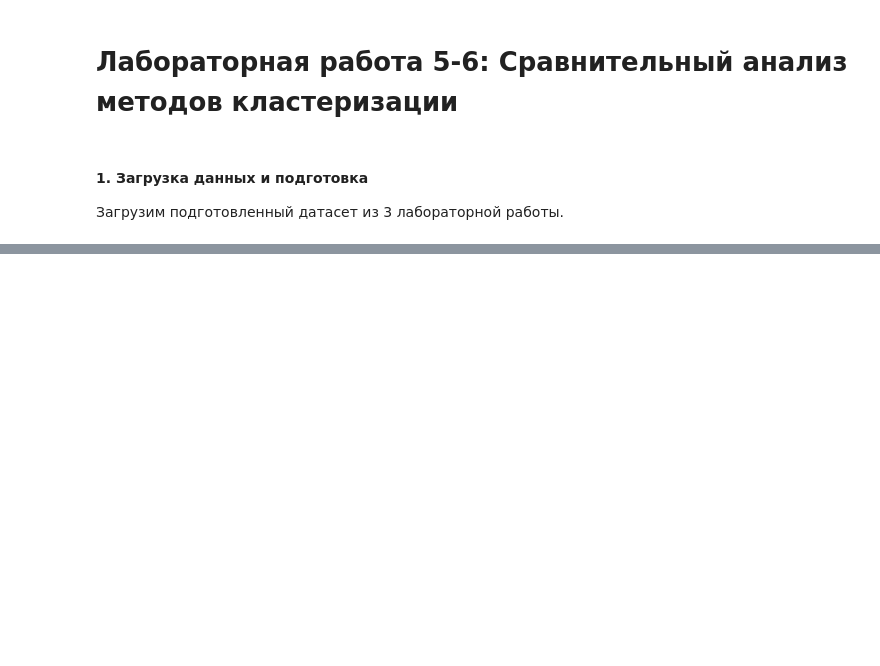
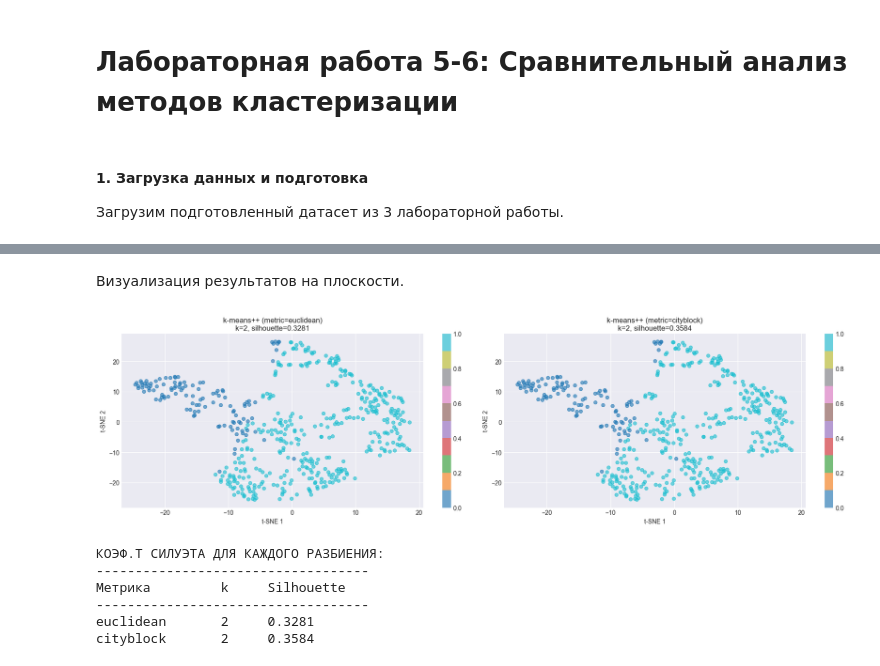
Before and after one commit to Ainur-Makhmutov/MAD-LABs, a Jupyter notebook: 5_laba.ipynb, the cells around one changed output, grey strips where cells are left out. Saved outputs shown, nothing was run; the diff lists cells and outputs as text; code cells hidden in the pictures; blank space fills up the shorter version.

```diff
--- a/5_laba.ipynb
+++ b/5_laba.ipynb
@@ -45,0 +335,37 @@ df.head()
+# %% [markdown]
+Визуализация результатов на плоскости.
+# %%
+# t-SNE для визуализации
+tsne = TSNE(n_components=2, random_state=42, perplexity=30)
+X_tsne = tsne.fit_transform(X_scaled)
+
+# Визуализация результатов для каждой метрики
+fig, axes = plt.subplots(1, 2, figsize=(18, 5))
+
+for idx, (metric, result) in enumerate(kmeans_results.items()):
+    # t-SNE визуализация
+    scatter = axes[idx].scatter(X_tsne[:, 0], X_tsne[:, 1],
+                                c=result['labels'], cmap='tab10', alpha=0.6, s=30)
+    axes[idx].set_title(f'k-means++ (metric={metric})\nk={result["k"]}, silhouette={result["silhouette"]:.4f}')
+    axes[idx].set_xlabel('t-SNE 1')
+    axes[idx].set_ylabel('t-SNE 2')
+    plt.colorbar(scatter, ax=axes[idx])
+
+plt.tight_layout()
+plt.show()
+
+# Дополнительно: вывод всех силуэтов в таблицу
+print("КОЭФ.Т СИЛУЭТА ДЛЯ КАЖДОГО РАЗБИЕНИЯ:")
+print("-"*35)
+print(f"{'Метрика':<15} {'k':<5} {'Silhouette':<10}")
+print("-"*35)
+for metric, result in kmeans_results.items():
+    print(f"{metric:<15} {result['k']:<5} {result['silhouette']:.4f}")
+# %% [output]
+[figure, added]
+КОЭФ.Т СИЛУЭТА ДЛЯ КАЖДОГО РАЗБИЕНИЯ:
+-----------------------------------
+Метрика         k     Silhouette
+-----------------------------------
+euclidean       2     0.3281
+cityblock       2     0.3584
```
Also changed, not shown: parts of 25 cells of this notebook, 1 other file.
